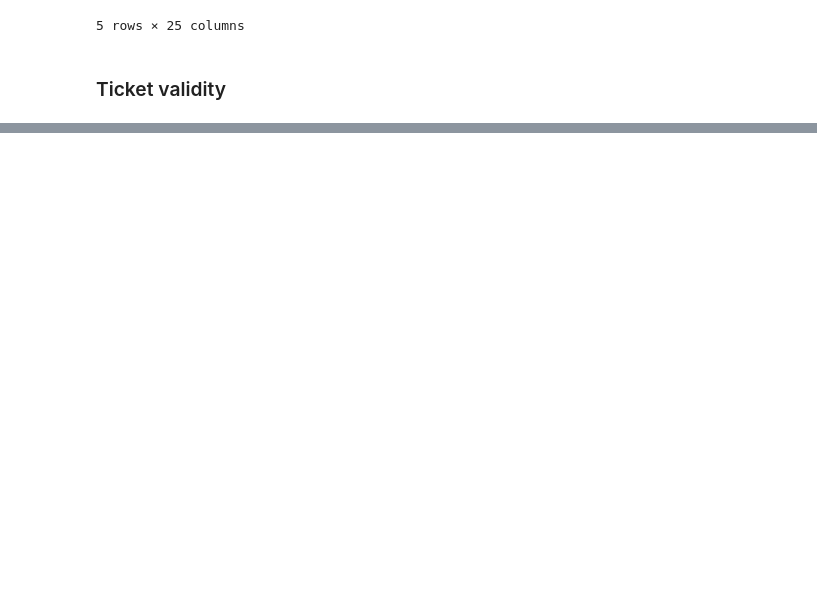
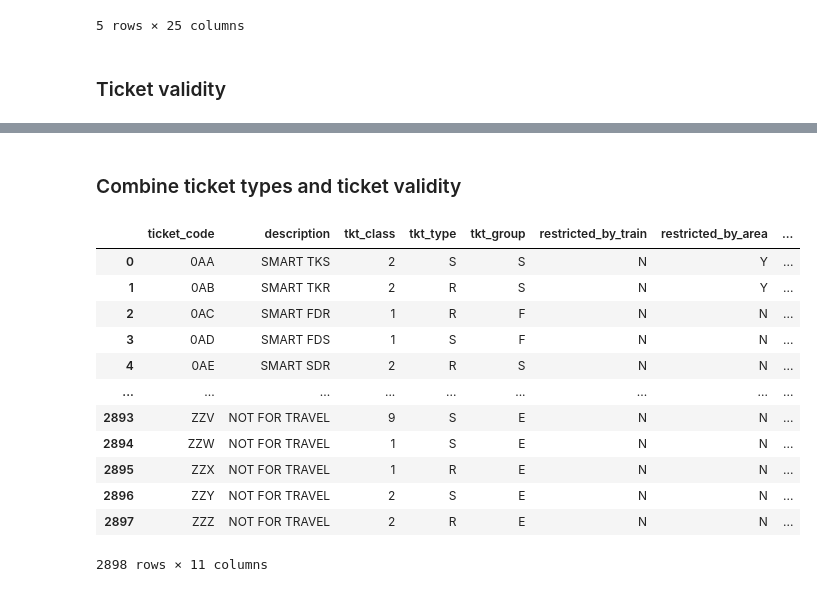
Before and after one commit to gratipine/training_data, a Jupyter notebook: notebooks/0.2_fares.ipynb, the cells around one changed output, grey strips where cells are left out. Drawn from its saved outputs; the diff is of its cells as text; code cells hidden in the pictures; blank space fills up the shorter version.

Commit message:
Added ticket types

```diff
--- a/notebooks/0.2_fares.ipynb
+++ b/notebooks/0.2_fares.ipynb
@@ -124,0 +100,6 @@ ticket_types
+# %%
+validity_cols = ["validity_code", "start_date", "end_date", "description"]
+# %%
+ticket_validity = data_prep.prep_single_record_type_in_file_table(
+    files_pattern=files_pattern, dictionary_types=dicts.dict_ticket_validity, file_ending="TVL")
+ticket_validity[validity_cols].head()
@@ -124,0 +113,25 @@ ticket_types
+# %% [markdown]
+### Combine ticket types and ticket validity
+# %%
+ticket_types_columns = ["ticket_code", "description", 'tkt_class', 'tkt_type', 'tkt_group',
+                   'restricted_by_train', 'restricted_by_area', 'validity_code']
+# %%
+tickets = ticket_types[ticket_types_columns].merge(
+    ticket_validity[validity_cols], on=["validity_code"],
+    how="left", suffixes=["", "_validity"])
+# %%
+tickets
+# %% [output]
+|  | ticket_code | description | tkt_class | tkt_type | tkt_group | restricted_by_train | restricted_by_area | ... |
+| 0 | 0AA | SMART TKS | 2 | S | S | N | Y | ... |
+| 1 | 0AB | SMART TKR | 2 | R | S | N | Y | ... |
+| 2 | 0AC | SMART FDR | 1 | R | F | N | N | ... |
+| 3 | 0AD | SMART FDS | 1 | S | F | N | N | ... |
+| 4 | 0AE | SMART SDR | 2 | R | S | N | N | ... |
+| ... | ... | ... | ... | ... | ... | ... | ... | ... |
+| 2893 | ZZV | NOT FOR TRAVEL | 9 | S | E | N | N | ... |
+| 2894 | ZZW | NOT FOR TRAVEL | 1 | S | E | N | N | ... |
+| 2895 | ZZX | NOT FOR TRAVEL | 1 | R | E | N | N | ... |
+| 2896 | ZZY | NOT FOR TRAVEL | 2 | S | E | N | N | ... |
+| 2897 | ZZZ | NOT FOR TRAVEL | 2 | R | E | N | N | ... |
+2898 rows × 11 columns
```
Also changed, not shown: parts of 11 cells of this notebook, 2 other files.
